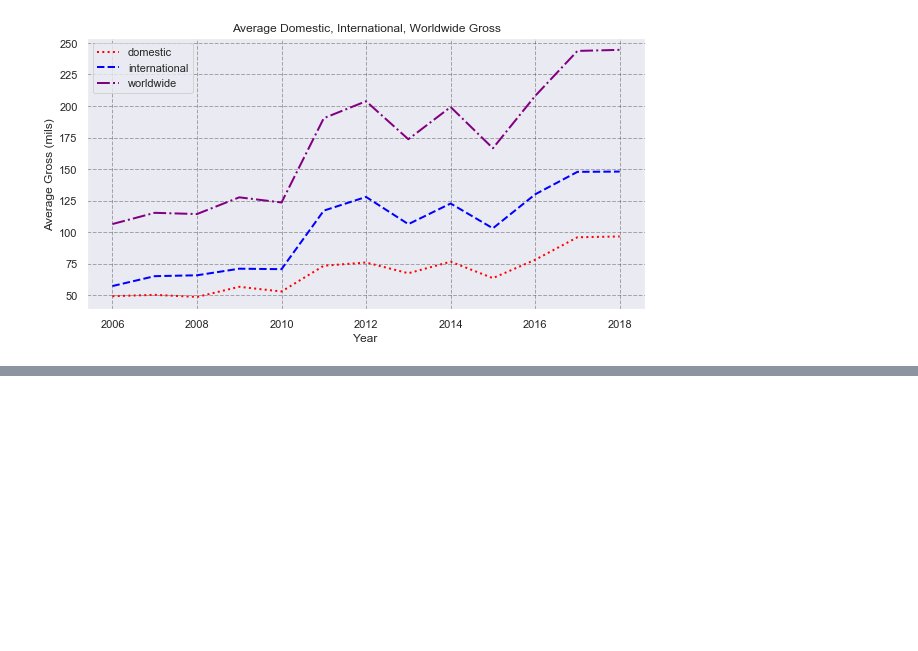
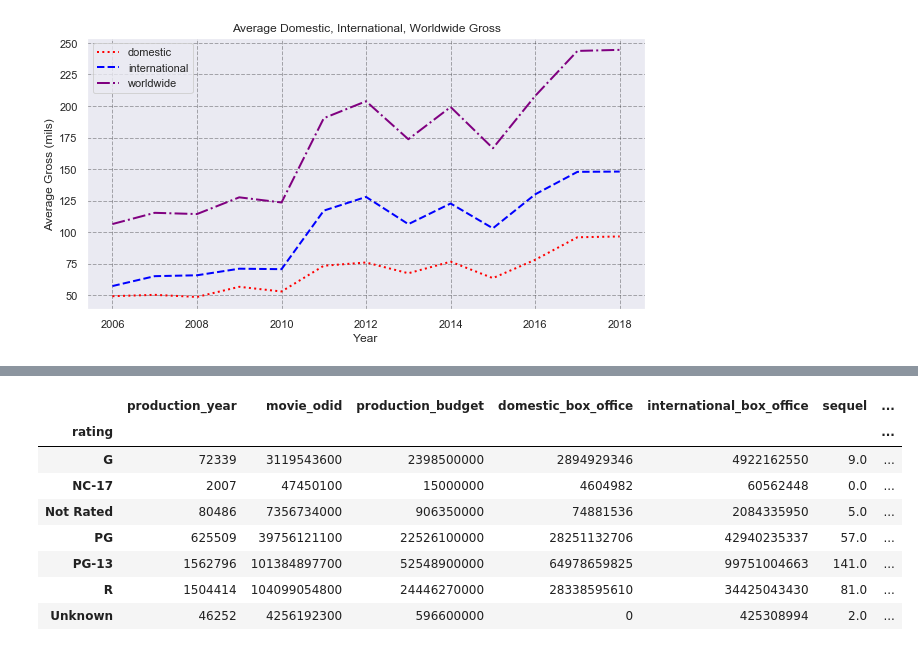
Before and after one commit to melodygr/microsoft_movie_analysis, a Jupyter notebook: Notebooks/Box_Office_Trends.ipynb, the cells around one changed output, grey strips where cells are left out. Saved outputs shown, nothing was run; the diff lists cells and outputs as text; code cells hidden in the pictures; blank space fills up the shorter version.

```diff
--- a/Notebooks/Box_Office_Trends.ipynb
+++ b/Notebooks/Box_Office_Trends.ipynb
@@ -344,0 +370,14 @@ plt.show();
+# %%
+# The count column we added will also show up how many movies are in each rating when we group by rating
+grouped_rating = clean_opus_movie_data_df.groupby('rating').sum()
+grouped_rating
+# %% [output]
+|  | production_year | movie_odid | production_budget | domestic_box_office | international_box_office | sequel | ... |
+| rating |  |  |  |  |  |  | ... |
+| G | 72339 | 3119543600 | 2398500000 | 2894929346 | 4922162550 | 9.0 | ... |
+| NC-17 | 2007 | 47450100 | 15000000 | 4604982 | 60562448 | 0.0 | ... |
+| Not Rated | 80486 | 7356734000 | 906350000 | 74881536 | 2084335950 | 5.0 | ... |
+| PG | 625509 | 39756121100 | 22526100000 | 28251132706 | 42940235337 | 57.0 | ... |
+| PG-13 | 1562796 | 101384897700 | 52548900000 | 64978659825 | 99751004663 | 141.0 | ... |
+| R | 1504414 | 104099054800 | 24446270000 | 28338595610 | 34425043430 | 81.0 | ... |
+| Unknown | 46252 | 4256192300 | 596600000 | 0 | 425308994 | 2.0 | ... |
```
Also changed, not shown: parts of 10 cells of this notebook, 2 other files.
